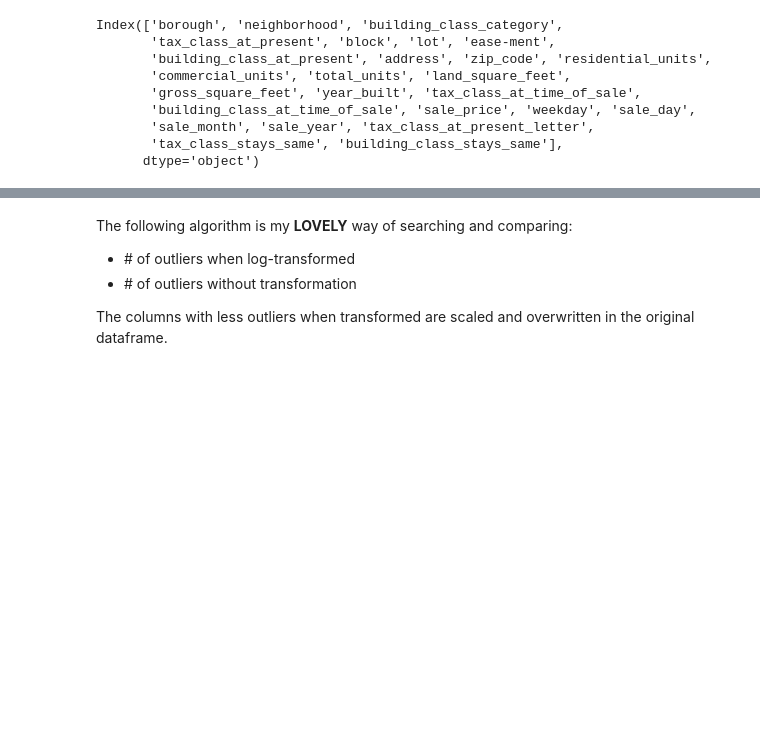
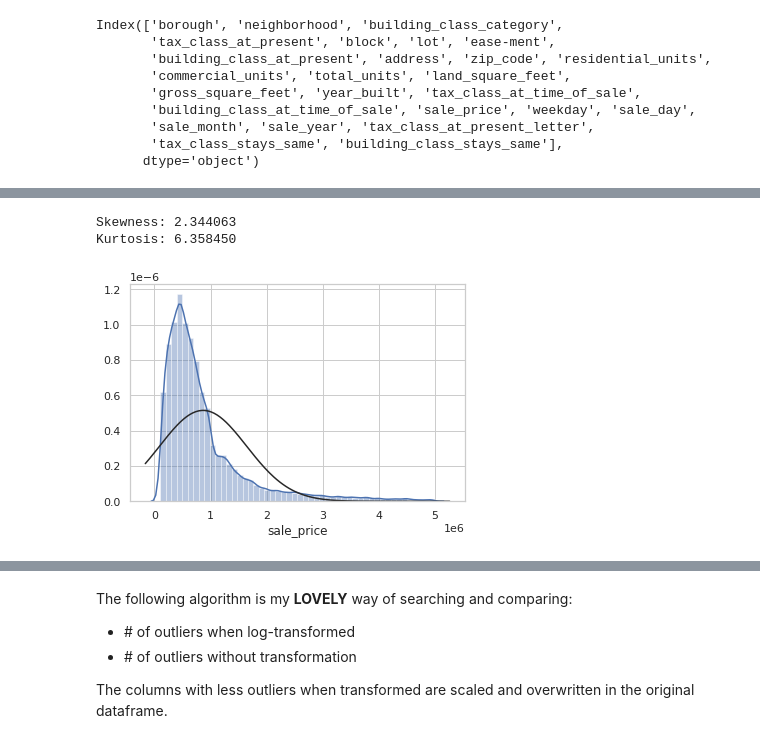
Before and after one commit to business-ui/python_projects, a Jupyter notebook: NYC_Rolling_Sales.ipynb, the cells around one changed output, grey strips where cells are left out. Cells and saved outputs as stored; diff of their text form; code cells hidden in the pictures; blank space fills up the shorter version.

```diff
--- a/NYC_Rolling_Sales.ipynb
+++ b/NYC_Rolling_Sales.ipynb
@@ -197,0 +199,11 @@ New Dataset Shape: (54657, 26)
+# %%
+print("Skewness: %f" % df['sale_price'].skew())
+print("Kurtosis: %f" % df['sale_price'].kurt())
+# %% [output]
+Skewness: 2.344063
+Kurtosis: 6.358450
+# %%
+sns.distplot(df['sale_price'],fit=norm)
+plt.show()
+# %% [output]
+[figure, added]
```
Also changed, not shown: parts of 22 cells of this notebook.
